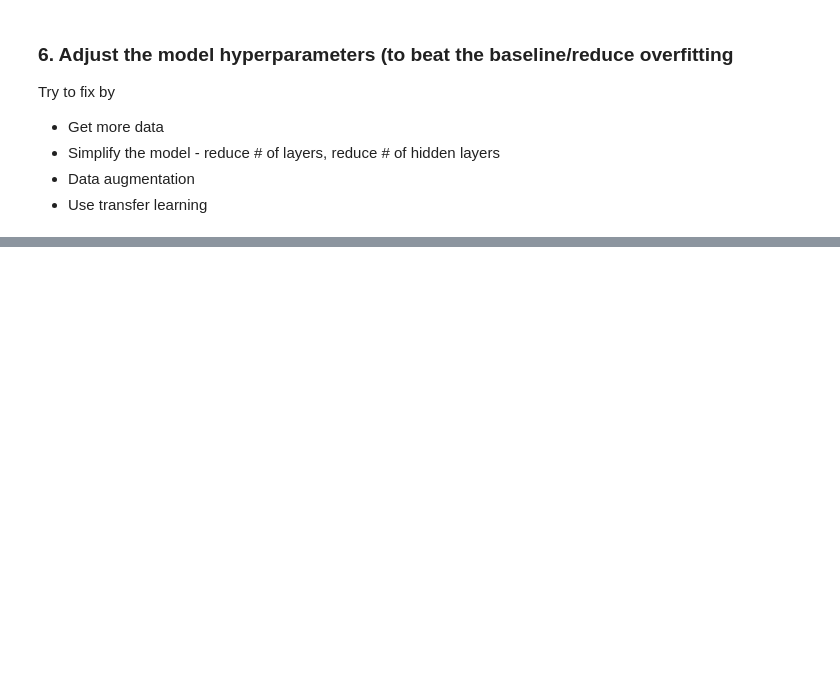
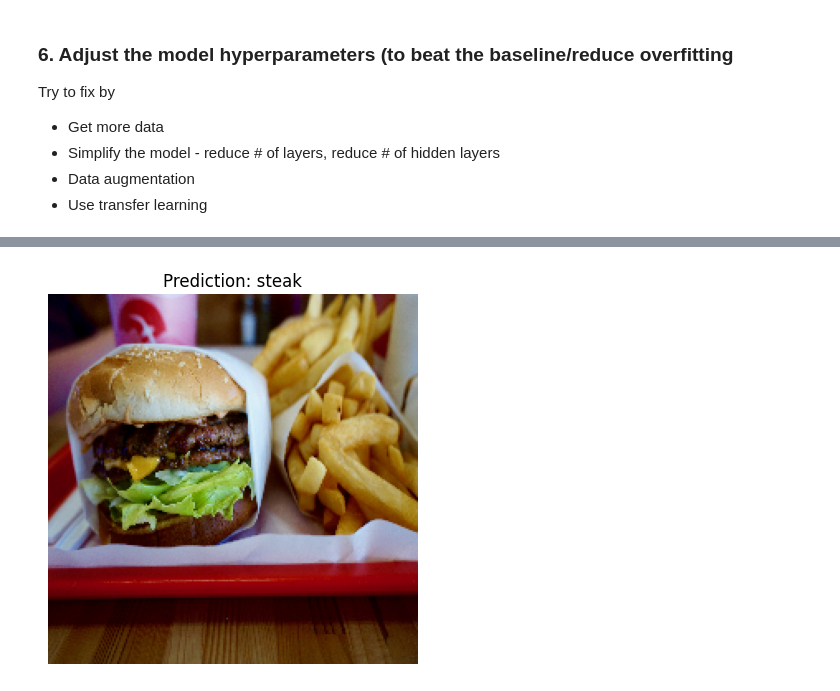
Before and after one commit to dcolbourne/Colab, a Jupyter notebook: ComputerVisionandCNN2.ipynb, the cells around one changed output, grey strips where cells are left out. Saved outputs shown, nothing was run; the diff lists cells and outputs as text; code cells hidden in the pictures; blank space fills up the shorter version.

```diff
--- a/ComputerVisionandCNN2.ipynb
+++ b/ComputerVisionandCNN2.ipynb
@@ -370,0 +480,6 @@ history_9 = model_9.fit(train_data_augmented,
+# %%
+# Make a prediction using model_11
+pred_and_plot(model=model_9,
+              filename="03-hamburger.jpeg",
+              class_names=class_names)
+# %% [output]
@@ -370,0 +487 @@ history_9 = model_9.fit(train_data_augmented,
+[figure, added]
```
Also changed, not shown: parts of 15 cells of this notebook.
